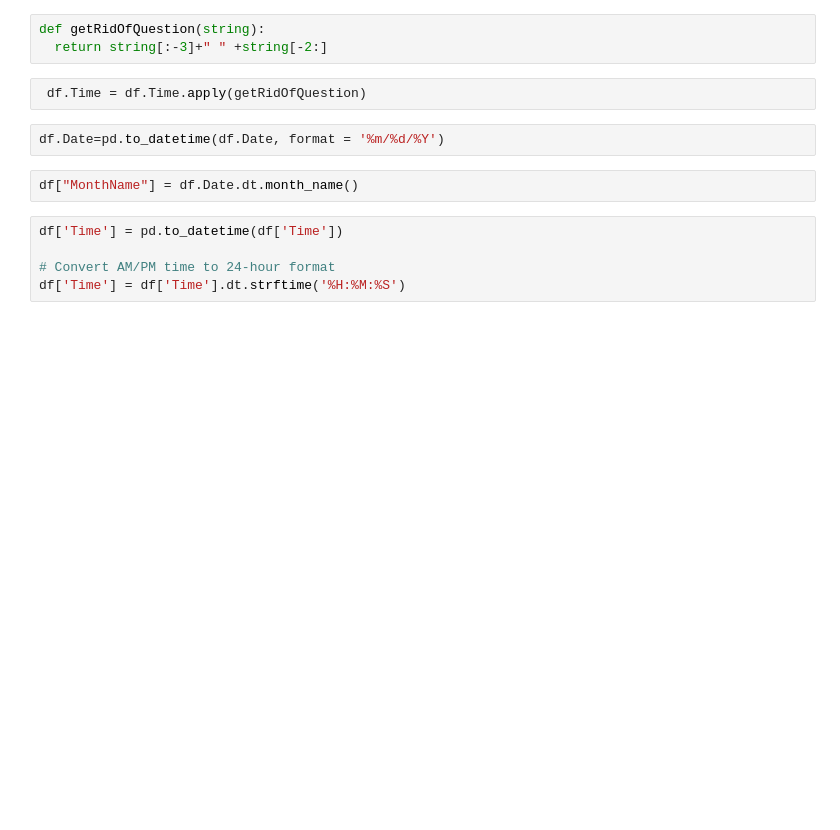
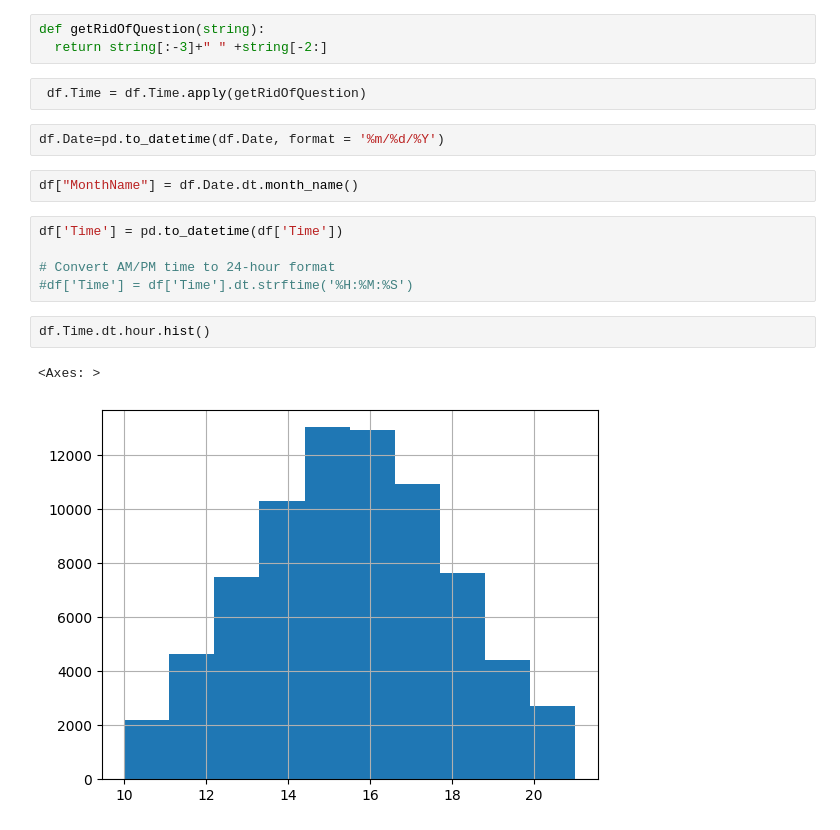
Before and after one commit to HobbsJacob37/Snoasis, a Jupyter notebook: nonyellownsnow.ipynb, the cells around one changed output. Saved outputs shown, nothing was run; the diff lists cells and outputs as text; blank space fills up the shorter version.

Commit message:
baller graph hell yeah

```diff
--- a/nonyellownsnow.ipynb
+++ b/nonyellownsnow.ipynb
@@ -27,4 +27,9 @@ df["MonthName"] = df.Date.dt.month_name()
 df['Time'] = pd.to_datetime(df['Time'])
 
 # Convert AM/PM time to 24-hour format
-df['Time'] = df['Time'].dt.strftime('%H:%M:%S')
+#df['Time'] = df['Time'].dt.strftime('%H:%M:%S')
+# %%
+df.Time.dt.hour.hist()
+# %% [output]
+<Axes: >
+[figure, added]
```
Also changed, not shown: parts of 6 cells of this notebook.
